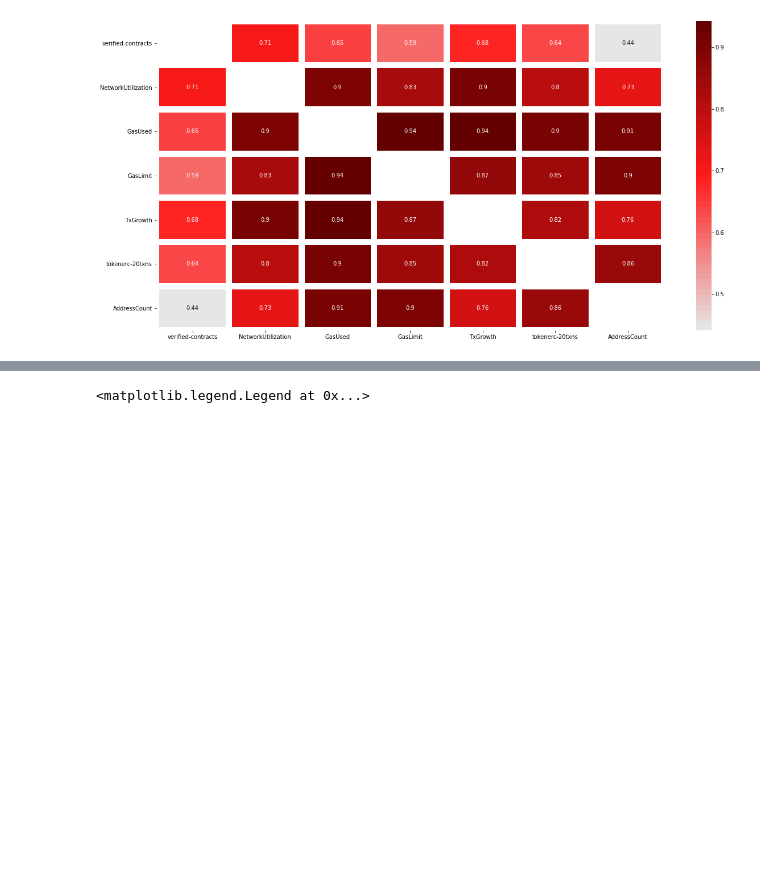
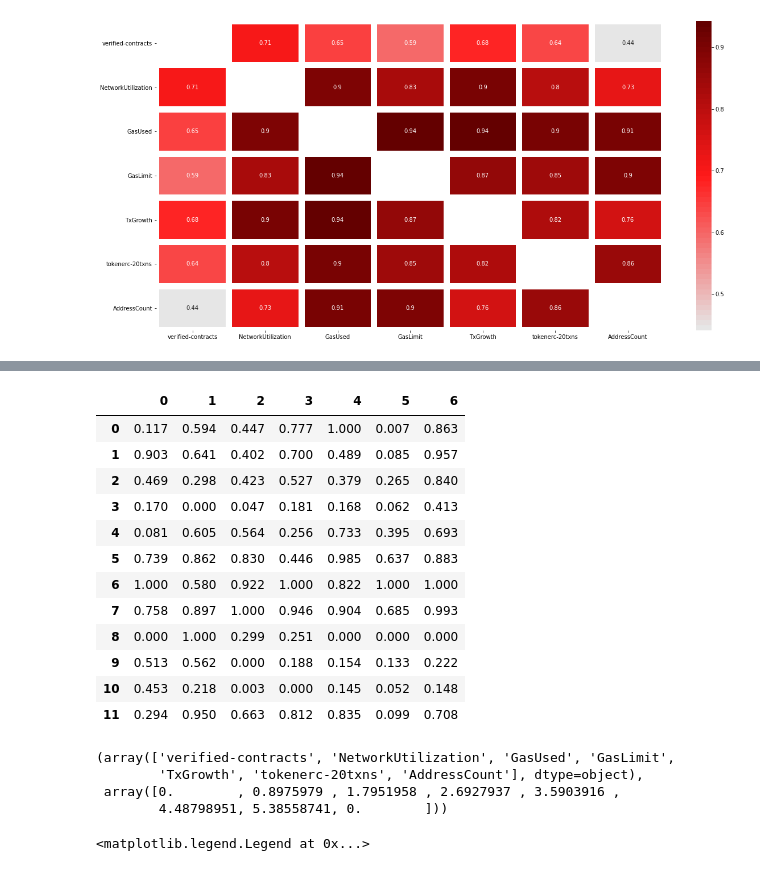
Before and after one commit to HektorLin/Etherscan_visualization, a Jupyter notebook: Etherscan_Visualization.ipynb, the cells around one changed output, grey strips where cells are left out. Cells and saved outputs as stored; diff of their text form; code cells hidden in the pictures; blank space fills up the shorter version.

Commit message:
include more comments/illustrations for what the data is used as input and how they look like (in table form)

```diff
--- a/Etherscan_Visualization.ipynb
+++ b/Etherscan_Visualization.ipynb
@@ -216 +303,34 @@ ax = sns.heatmap(corr, linewidths=10, cmap=cus_cmap, annot=True, mask=mask)
+# %%
+# In Radar plot, it is better to scale the data firstly for better visualization.
+# Here I do it with MinMax
+scaler = MinMaxScaler()
+plot_data = scaler.fit_transform(df_grouped)
+pd.DataFrame(plot_data)
+# %% [output]
+|  | 0 | 1 | 2 | 3 | 4 | 5 | 6 |
+| 0 | 0.117 | 0.594 | 0.447 | 0.777 | 1.000 | 0.007 | 0.863 |
+| 1 | 0.903 | 0.641 | 0.402 | 0.700 | 0.489 | 0.085 | 0.957 |
+| 2 | 0.469 | 0.298 | 0.423 | 0.527 | 0.379 | 0.265 | 0.840 |
+| 3 | 0.170 | 0.000 | 0.047 | 0.181 | 0.168 | 0.062 | 0.413 |
+| 4 | 0.081 | 0.605 | 0.564 | 0.256 | 0.733 | 0.395 | 0.693 |
+| 5 | 0.739 | 0.862 | 0.830 | 0.446 | 0.985 | 0.637 | 0.883 |
+| 6 | 1.000 | 0.580 | 0.922 | 1.000 | 0.822 | 1.000 | 1.000 |
+| 7 | 0.758 | 0.897 | 1.000 | 0.946 | 0.904 | 0.685 | 0.993 |
+| 8 | 0.000 | 1.000 | 0.299 | 0.251 | 0.000 | 0.000 | 0.000 |
+| 9 | 0.513 | 0.562 | 0.000 | 0.188 | 0.154 | 0.133 | 0.222 |
+| 10 | 0.453 | 0.218 | 0.003 | 0.000 | 0.145 | 0.052 | 0.148 |
+| 11 | 0.294 | 0.950 | 0.663 | 0.812 | 0.835 | 0.099 | 0.708 |
+# %%
+# In this step I define how many dimensions we want and what their names are.
+# the number of dimensions are transformed into an array that represent the angle between a pair of dimensions
+# modified from https://www.kaggle.com/typewind/draw-a-radar-chart-with-python-in-a-simple-way
+labels=np.array(df_grouped.columns)
+angles=np.linspace(0, 2*np.pi, len(labels), endpoint=False)
+angles=np.concatenate((angles,[angles[0]]))
+labels, angles
+# %% [output]
+(array(['verified-contracts', 'NetworkUtilization', 'GasUsed', 'GasLimit',
+        'TxGrowth', 'tokenerc-20txns', 'AddressCount'], dtype=object),
+ array([0.        , 0.8975979 , 1.7951958 , 2.6927937 , 3.5903916 ,
+        4.48798951, 5.38558741, 0.        ]))
 # %%
```
Also changed, not shown: parts of 43 cells of this notebook.
